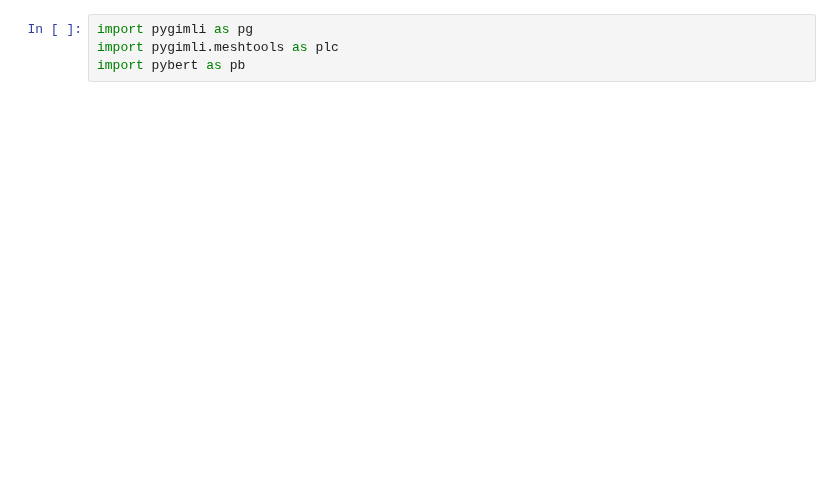
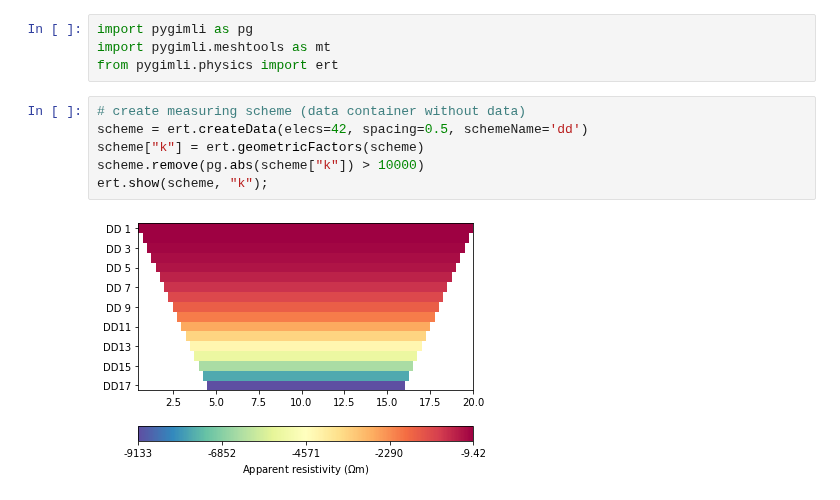
Before and after one commit to gimli-org/notebooks, a Jupyter notebook: ERT/timelapse/TimelapseERTModelling.ipynb, the cells around one changed output. Drawn from its saved outputs; the diff is of its cells as text; blank space fills up the shorter version.

```diff
--- a/ERT/timelapse/TimelapseERTModelling.ipynb
+++ b/ERT/timelapse/TimelapseERTModelling.ipynb
@@ -1,5 +1,13 @@
 # %%
 import pygimli as pg
-import pygimli.meshtools as plc
-import pybert as pb
+import pygimli.meshtools as mt
+from pygimli.physics import ert
+# %%
+# create measuring scheme (data container without data)
+scheme = ert.createData(elecs=42, spacing=0.5, schemeName='dd')
+scheme["k"] = ert.geometricFactors(scheme)
+scheme.remove(pg.abs(scheme["k"]) > 10000)
+ert.show(scheme, "k");
+# %% [output]
+[figure, added]
 # %%
```
Also changed, not shown: parts of 4 cells of this notebook, 3 other files.
